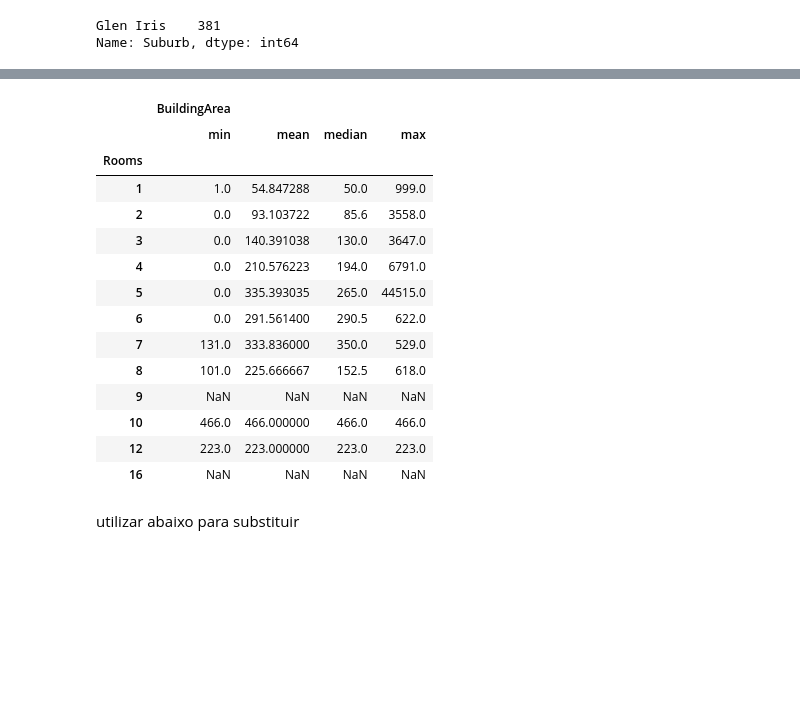
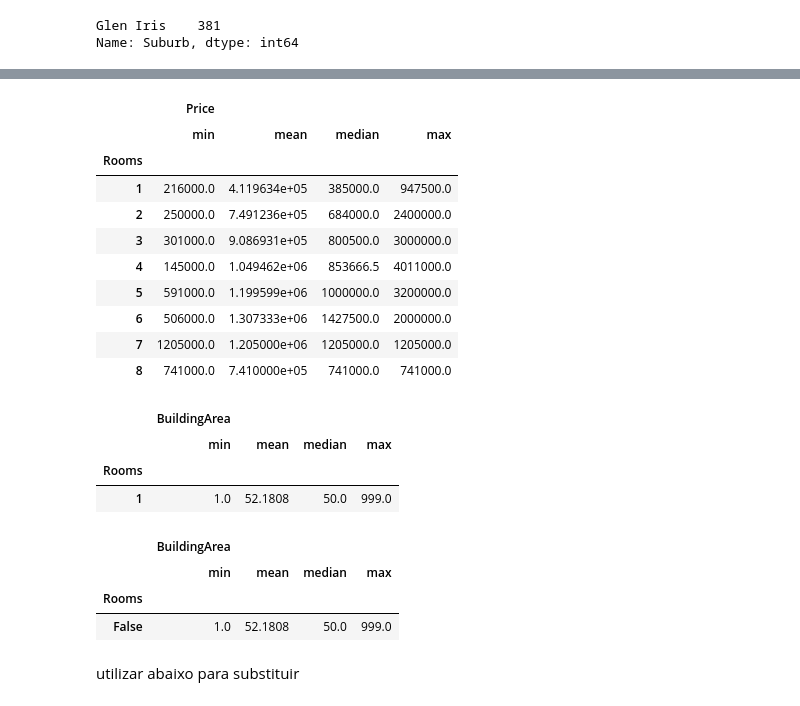
Before and after one commit to Riguini/Melbourne-Housing-Snapshot, a Jupyter notebook: Melbourne_Housing_Dataset.ipynb, the cells around one changed output, grey strips where cells are left out. Drawn from its saved outputs; the diff is of its cells as text; code cells hidden in the pictures; blank space fills up the shorter version.

```diff
--- a/Melbourne_Housing_Dataset.ipynb
+++ b/Melbourne_Housing_Dataset.ipynb
@@ -238,0 +230,8 @@ df_limpo_temporario.groupby("Rooms").agg({"Bedroom":['min','mean', 'median','max
+# %%
+df.loc[df['Rooms'] == 1, 'Price'] = df.loc[df['Rooms'] == 1, 'Price'].fillna(380000)
+df.loc[df['Rooms'] == 2, 'Price'] = df.loc[df['Rooms'] == 2, 'Price'].fillna(670000)
+df.loc[df['Rooms'] == 3, 'Price'] = df.loc[df['Rooms'] == 3, 'Price'].fillna(900000)
+df.loc[df['Rooms'] == 4, 'Price'] = df.loc[df['Rooms'] == 4, 'Price'].fillna(1216000)
+df.loc[df['Rooms'] == 5, 'Price'] = df.loc[df['Rooms'] == 5, 'Price'].fillna(1660000)
+df.loc[df['Rooms'] == 6, 'Price'] = df.loc[df['Rooms'] == 6, 'Price'].fillna(1776000)
+df.loc[df['Rooms'] == 7, 'Price'] = df.loc[df['Rooms'] == 7, 'Price'].fillna(1950000)
@@ -239,3 +240,7 @@ df_limpo_temporario.groupby("Rooms").agg({"Bedroom":['min','mean', 'median','max
+# %%
+df['Car'].fillna(0, inplace=True)
+# %%
+df['Garage'] = df['Car'].map(lambda x:0 if x ==0 else 1)
 # %%
 #somente para consulta, apagar apos termino
 df.isnull().sum().sort_values(ascending=False)
@@ -396,23 +460,37 @@ df_teste_area = df.loc[
+# %%
+df_teste_area_Northern_Metropolitan.groupby("Rooms").agg({"Price":['min','mean', 'median','max']})
+# %% [output]
+|  | Price |  |  |  |
+|  | min | mean | median | max |
+| Rooms |  |  |  |  |
+| 1 | 216000.0 | 4.119634e+05 | 385000.0 | 947500.0 |
+| 2 | 250000.0 | 7.491236e+05 | 684000.0 | 2400000.0 |
+| 3 | 301000.0 | 9.086931e+05 | 800500.0 | 3000000.0 |
+| 4 | 145000.0 | 1.049462e+06 | 853666.5 | 4011000.0 |
+| 5 | 591000.0 | 1.199599e+06 | 1000000.0 | 3200000.0 |
+| 6 | 506000.0 | 1.307333e+06 | 1427500.0 | 2000000.0 |
+| 7 | 1205000.0 | 1.205000e+06 | 1205000.0 | 1205000.0 |
+| 8 | 741000.0 | 7.410000e+05 | 741000.0 | 741000.0 |
+# %%
+df_teste_area = df_limpo_temporario.loc[
+    (df['Price'])&
+    (df['Bedroom']== 1)&
+    (df['Bathroom']==1)&
+    (df['Rooms'])]
 # %%
-df_teste_area.groupby("Rooms").agg({"BuildingArea":['mean', 'median',]})
+df_teste_area.groupby("Rooms").agg({"BuildingArea":['min','mean', 'median','max',]})
+# %% [output]
+|  | BuildingArea |  |  |  |
+|  | min | mean | median | max |
+| Rooms |  |  |  |  |
+| 1 | 1.0 | 52.1808 | 50.0 | 999.0 |
 # %%
-df.groupby("Rooms").agg({"BuildingArea":['min','mean', 'median','max']})
+df_teste_area.groupby(df["Rooms"]==2).agg({"BuildingArea":['min','mean', 'median','max']})
 # %% [output]
 |  | BuildingArea |  |  |  |
 |  | min | mean | median | max |
 | Rooms |  |  |  |  |
-| 1 | 1.0 | 54.847288 | 50.0 | 999.0 |
-| 2 | 0.0 | 93.103722 | 85.6 | 3558.0 |
-| 3 | 0.0 | 140.391038 | 130.0 | 3647.0 |
-| 4 | 0.0 | 210.576223 | 194.0 | 6791.0 |
-| 5 | 0.0 | 335.393035 | 265.0 | 44515.0 |
-| 6 | 0.0 | 291.561400 | 290.5 | 622.0 |
-| 7 | 131.0 | 333.836000 | 350.0 | 529.0 |
-| 8 | 101.0 | 225.666667 | 152.5 | 618.0 |
-| 9 | NaN | NaN | NaN | NaN |
-| 10 | 466.0 | 466.000000 | 466.0 | 466.0 |
-| 12 | 223.0 | 223.000000 | 223.0 | 223.0 |
-| 16 | NaN | NaN | NaN | NaN |
+| False | 1.0 | 52.1808 | 50.0 | 999.0 |
 # %% [markdown]
 utilizar abaixo para substituir
 # %%
```
Also changed, not shown: parts of 36 cells of this notebook.
